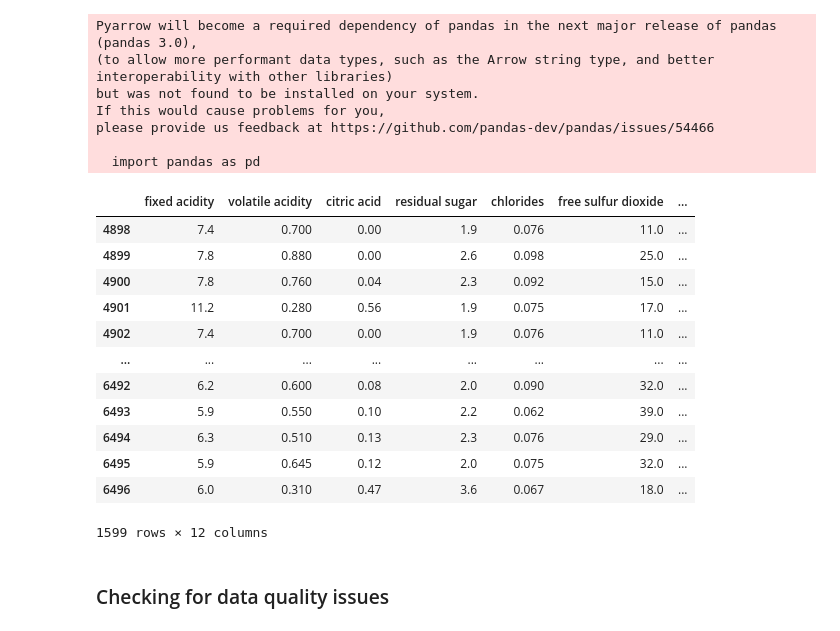
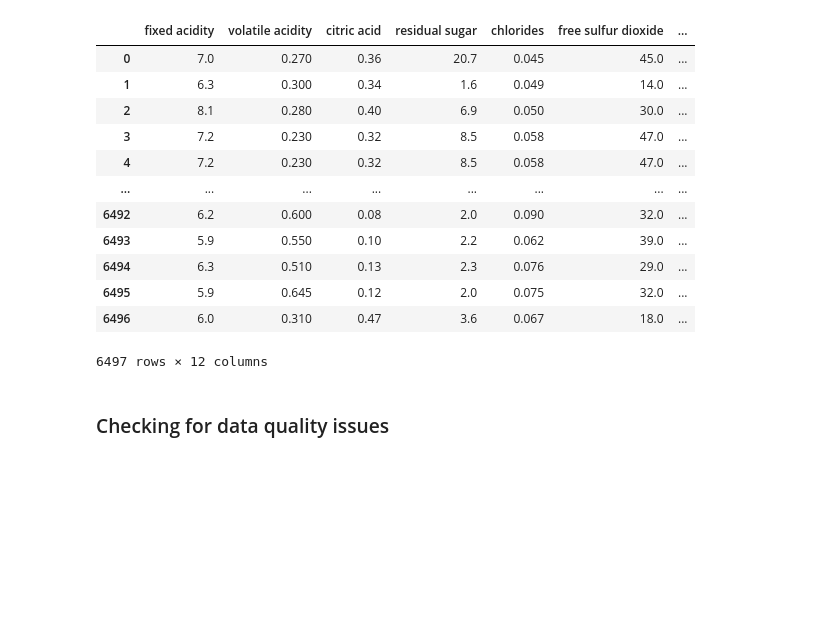
Before and after one commit to Luxchar/WineClassifier, a Jupyter notebook: notebooks/main.ipynb, the cells around one changed output. Saved outputs shown, nothing was run; the diff lists cells and outputs as text; code cells hidden in the pictures; blank space fills up the shorter version.

```diff
--- a/notebooks/main.ipynb
+++ b/notebooks/main.ipynb
@@ -1,33 +1,26 @@
 # %%
 import pandas as pd
 import seaborn as sns
 
 df = pd.read_csv('../data/winequalityN.csv')
 
-df = df[df['type'] == 'red']
+# df = df[df['type'] == 'red']
 df = df.drop(columns=['type'])
 df
 # %% [output]
+|  | fixed acidity | volatile acidity | citric acid | residual sugar | chlorides | free sulfur dioxide | ... |
+| 0 | 7.0 | 0.270 | 0.36 | 20.7 | 0.045 | 45.0 | ... |
+| 1 | 6.3 | 0.300 | 0.34 | 1.6 | 0.049 | 14.0 | ... |
+| 2 | 8.1 | 0.280 | 0.40 | 6.9 | 0.050 | 30.0 | ... |
+| 3 | 7.2 | 0.230 | 0.32 | 8.5 | 0.058 | 47.0 | ... |
+| 4 | 7.2 | 0.230 | 0.32 | 8.5 | 0.058 | 47.0 | ... |
+| ... | ... | ... | ... | ... | ... | ... | ... |
+| 6492 | 6.2 | 0.600 | 0.08 | 2.0 | 0.090 | 32.0 | ... |
+| 6493 | 5.9 | 0.550 | 0.10 | 2.2 | 0.062 | 39.0 | ... |
+| 6494 | 6.3 | 0.510 | 0.13 | 2.3 | 0.076 | 29.0 | ... |
+| 6495 | 5.9 | 0.645 | 0.12 | 2.0 | 0.075 | 32.0 | ... |
+| 6496 | 6.0 | 0.310 | 0.47 | 3.6 | 0.067 | 18.0 | ... |
-Pyarrow will become a required dependency of pandas in the next major release of pandas (pandas 3.0),
-(to allow more performant data types, such as the Arrow string type, and better interoperability with other libraries)
-but was not found to be installed on your system.
-If this would cause problems for you,
-please provide us feedback at https://github.com/pandas-dev/pandas/issues/54466
-
-  import pandas as pd
+6497 rows × 12 columns
-|  | fixed acidity | volatile acidity | citric acid | residual sugar | chlorides | free sulfur dioxide | ... |
-| 4898 | 7.4 | 0.700 | 0.00 | 1.9 | 0.076 | 11.0 | ... |
-| 4899 | 7.8 | 0.880 | 0.00 | 2.6 | 0.098 | 25.0 | ... |
-| 4900 | 7.8 | 0.760 | 0.04 | 2.3 | 0.092 | 15.0 | ... |
-| 4901 | 11.2 | 0.280 | 0.56 | 1.9 | 0.075 | 17.0 | ... |
-| 4902 | 7.4 | 0.700 | 0.00 | 1.9 | 0.076 | 11.0 | ... |
-| ... | ... | ... | ... | ... | ... | ... | ... |
-| 6492 | 6.2 | 0.600 | 0.08 | 2.0 | 0.090 | 32.0 | ... |
-| 6493 | 5.9 | 0.550 | 0.10 | 2.2 | 0.062 | 39.0 | ... |
-| 6494 | 6.3 | 0.510 | 0.13 | 2.3 | 0.076 | 29.0 | ... |
-| 6495 | 5.9 | 0.645 | 0.12 | 2.0 | 0.075 | 32.0 | ... |
-| 6496 | 6.0 | 0.310 | 0.47 | 3.6 | 0.067 | 18.0 | ... |
-1599 rows × 12 columns
 # %% [markdown]
 ### Checking for data quality issues
 # %%
```
Also changed, not shown: parts of 11 cells of this notebook.
